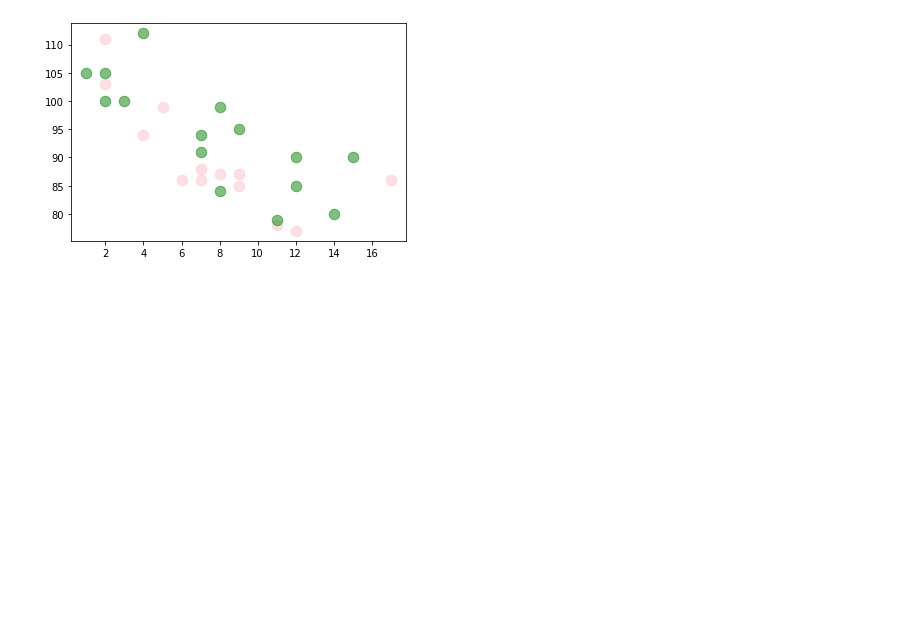
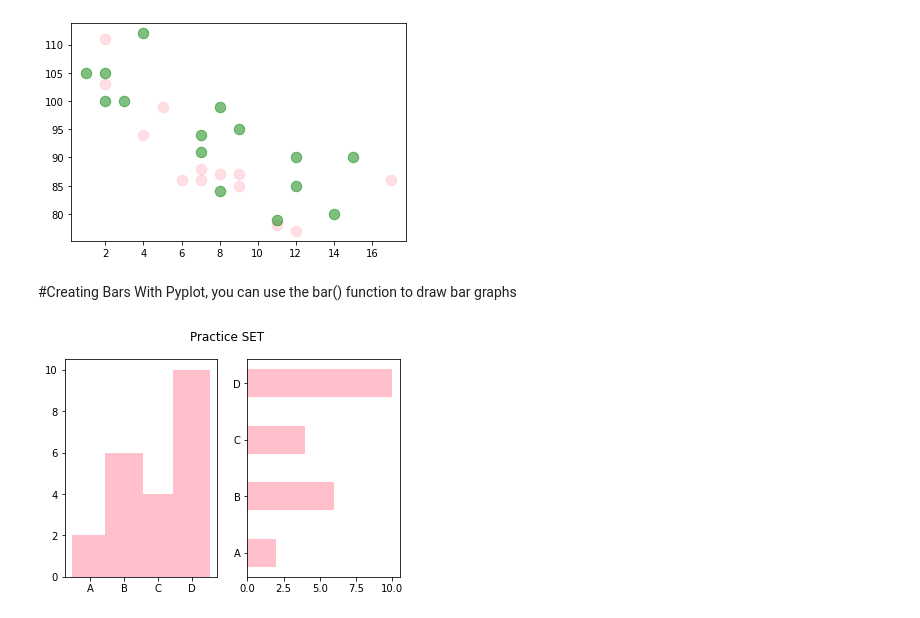
Before and after one commit to ISHaNT-CHaHaR/DSA_bliss, a Jupyter notebook: Data_vis.ipynb, the cells around one changed output. Saved outputs shown, nothing was run; the diff lists cells and outputs as text; code cells hidden in the pictures; blank space fills up the shorter version.

```diff
--- a/Data_vis.ipynb
+++ b/Data_vis.ipynb
@@ -238,3 +238,23 @@ plt.scatter(x, y, color = 'g',alpha=0.5, s = 110)
 # %% [output]
 <matplotlib.collections.PathCollection at 0x...>
 [figure]
+# %% [markdown]
+#Creating Bars
+With Pyplot, you can use the bar() function to draw bar graphs
+# %%
+import matplotlib.pyplot as plt
+import numpy as np
+
+x = np.array(["A","B","C","D"])
+y = np.array([2,6,4,10])
+
+plt.subplot(1,2,1)
+plt.bar(x,y, color = 'pink',width = 1.1)
+
+plt.subplot(1,2,2)
+plt.barh(x,y,color='pink',height = 0.5)
+
+plt.suptitle('Practice SET')
+plt.show()
+# %% [output]
+[figure, added]
```
Also changed, not shown: parts of 6 cells of this notebook.
